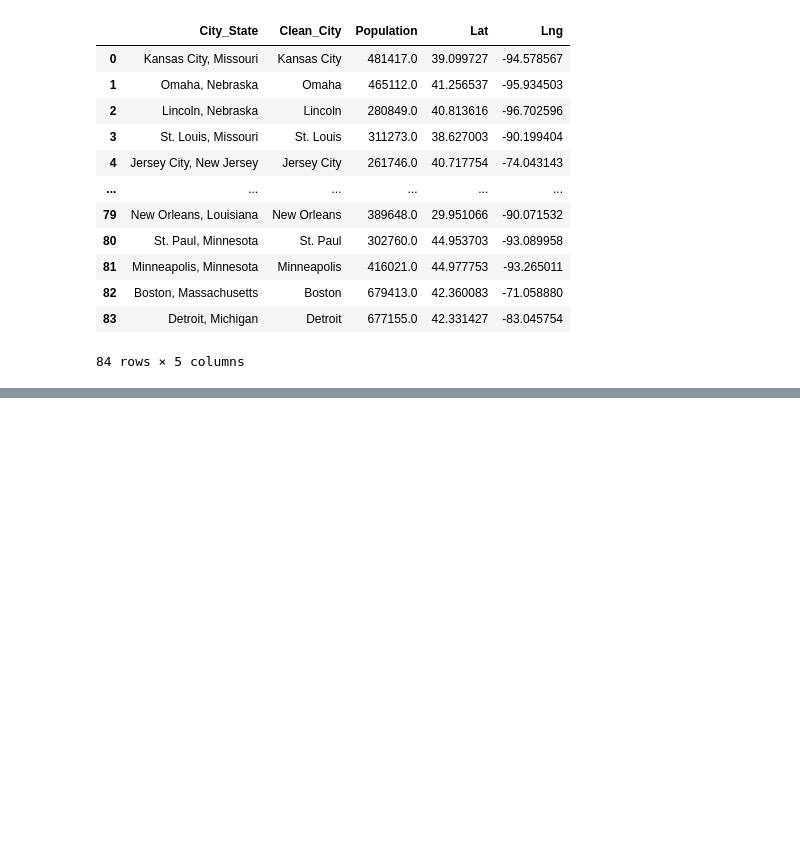
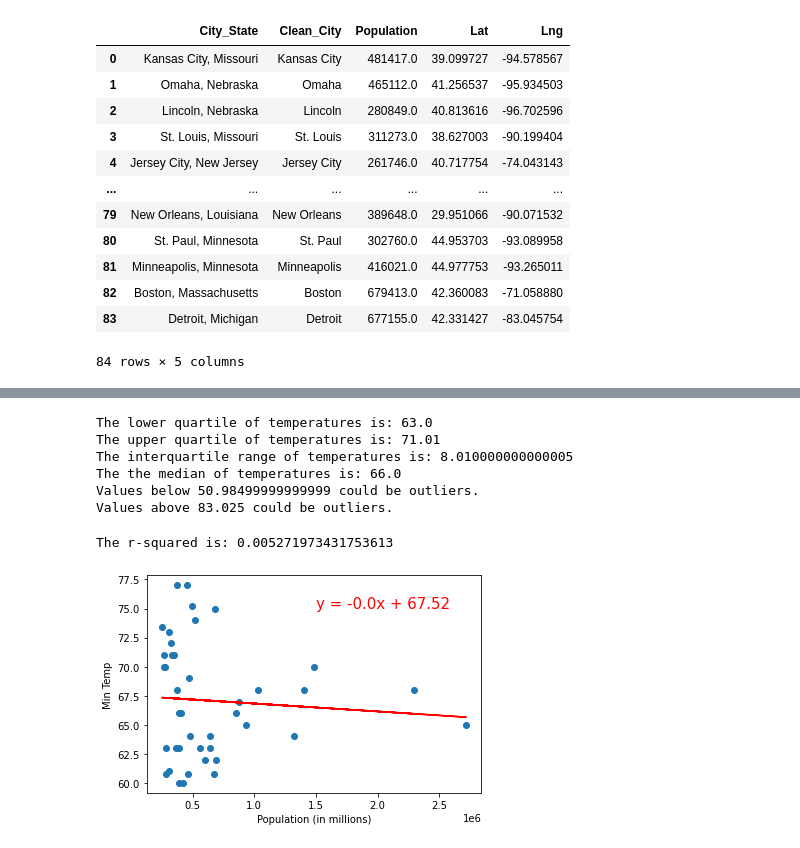
Before and after one commit to MrBadinger/Top_Cities_To_Own_Electric_Car, a Jupyter notebook: Weather/Weather.ipynb, the cells around one changed output, grey strips where cells are left out. Cells and saved outputs as stored; diff of their text form; code cells hidden in the pictures; blank space fills up the shorter version.

```diff
--- a/Weather/Weather.ipynb
+++ b/Weather/Weather.ipynb
@@ -163,0 +189,26 @@ AttributeError: 'dict' object has no attribute 'savefig'
+# %%
+# Remove Outliers and build new data frame and clean csv file
+# If the data is in a dataframe, we use pandas to give quartile calculations
+min_temp = pd.Series(min_temp_list)
+
+quartiles = min_temp.quantile([.25,.5,.75])
+lowerq = quartiles[0.25]
+upperq = quartiles[0.75]
+iqr = upperq-lowerq
+
+print(f"The lower quartile of temperatures is: {lowerq}")
+print(f"The upper quartile of temperatures is: {upperq}")
+print(f"The interquartile range of temperatures is: {iqr}")
+print(f"The the median of temperatures is: {quartiles[0.5]} ")
+
+lower_bound = lowerq - (1.5*iqr)
+upper_bound = upperq + (1.5*iqr)
+print(f"Values below {lower_bound} could be outliers.")
+print(f"Values above {upper_bound} could be outliers.")
+# %% [output]
+The lower quartile of temperatures is: 63.0
+The upper quartile of temperatures is: 71.01
+The interquartile range of temperatures is: 8.010000000000005
+The the median of temperatures is: 66.0
+Values below 50.98499999999999 could be outliers.
+Values above 83.025 could be outliers.
@@ -163,0 +217,28 @@ AttributeError: 'dict' object has no attribute 'savefig'
+# %%
+population_list = weather_cities_pd["Population"].tolist()
+
+    # table already set up from last step, just adding back in for reference
+# plt.title("Capomulin: Average Tumor Volume vs. Mouse Weight")
+# plt.scatter(weight,tumor)
+# plt.xlabel("Weight (g)")
+# plt.ylabel("Tumor Volume (mm3)")
+
+x_values = weather_cities_pd["Population"]
+y_values = weather_cities_pd['Min Temp']
+(slope, intercept, rvalue, pvalue, stderr) = linregress(x_values, y_values)
+regress_values = x_values * slope + intercept
+line_eq = "y = " + str(round(slope,2)) + "x + " + str(round(intercept,2))
+plt.scatter(x_values,y_values)
+plt.plot(x_values,regress_values,"r-")
+plt.annotate(line_eq,(1500000,75),fontsize=15,color="red")
+plt.xlabel('Population (in millions)')
+plt.ylabel('Min Temp')
+print(f"The r-squared is: {rvalue**2}")
+plt.show()
+
+
+    # print graph
+plt.show()
+# %% [output]
+The r-squared is: 0.005271973431753613
+[figure, added]
```
Also changed, not shown: parts of 11 cells of this notebook, 6 other files.
